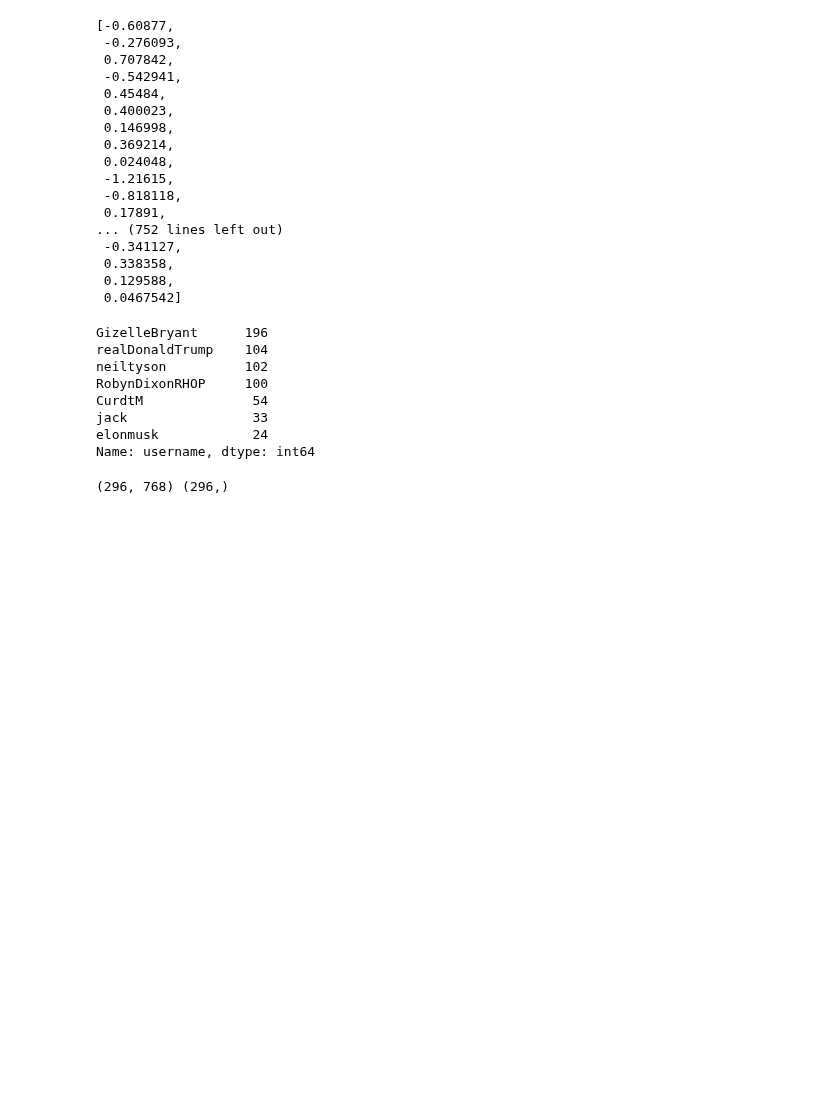
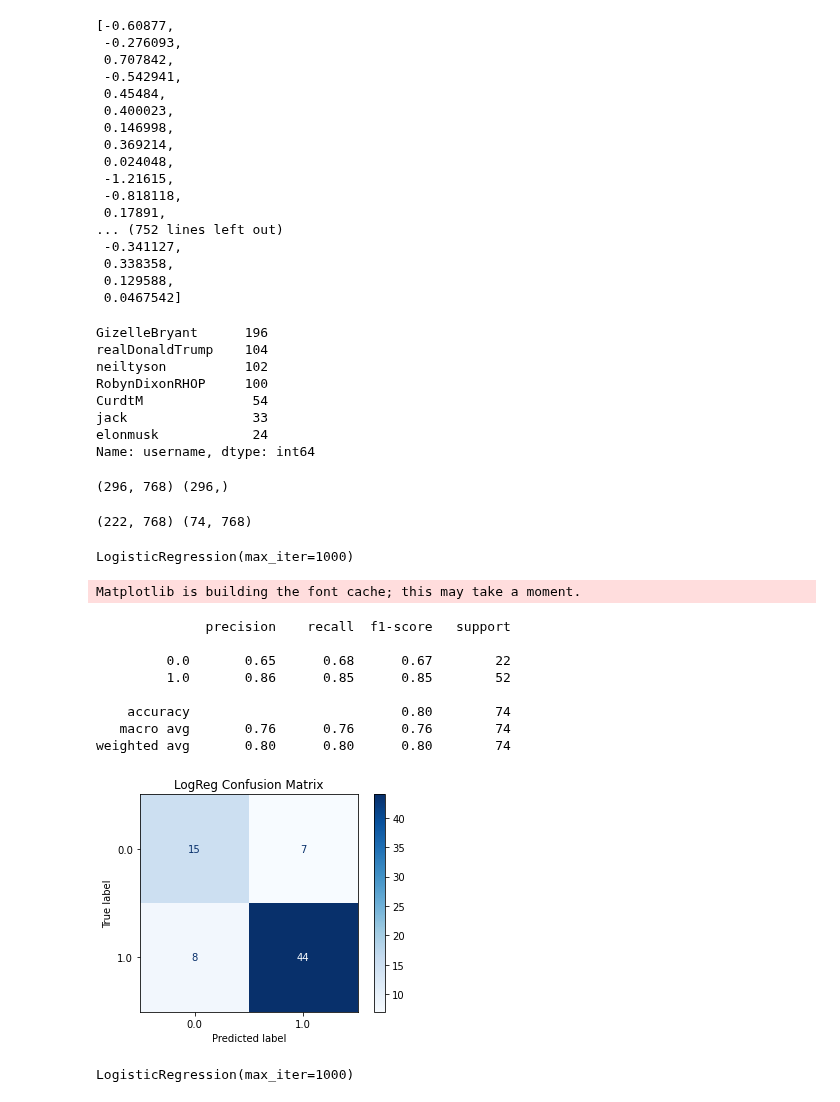
Before and after one commit to CurdtMillion/Twitoff, a Jupyter notebook: LS333_DSPT6_Model_Demo.ipynb, the cells around one changed output. Saved outputs shown, nothing was run; the diff lists cells and outputs as text; code cells hidden in the pictures; blank space fills up the shorter version.

```diff
--- a/LS333_DSPT6_Model_Demo.ipynb
+++ b/LS333_DSPT6_Model_Demo.ipynb
@@ -99,0 +96,36 @@ x_train, x_test, y_train, y_test = t
+# %%
+from sklearn.model_selection import train_test_split
+
+X_train, X_test, y_train, y_test = train_test_split(
+embeddings_df, labels, test_size=0.25, random_state=42)
+
+print(X_train.shape, X_test.shape)
+# %% [output]
+(222, 768) (74, 768)
+# %%
+from sklearn.linear_model import LogisticRegression
+
+lr = LogisticRegression(max_iter=1000)
+lr.fit(X_train, y_train)
+# %% [output]
+LogisticRegression(max_iter=1000)
+# %%
+import matplotlib.pyplot as plt
+from sklearn.metrics import classification_report, plot_confusion_matrix
+
+y_pred = lr.predict(X_test)
+print(classification_report(y_test, y_pred))
+
+plot_confusion_matrix(lr, X_test, y_test, cmap='Blues')
+plt.title('LogReg Confusion Matrix');
+# %% [output]
+Matplotlib is building the font cache; this may take a moment.
+              precision    recall  f1-score   support
+
+         0.0       0.65      0.68      0.67        22
+         1.0       0.86      0.85      0.85        52
+
+    accuracy                           0.80        74
+   macro avg       0.76      0.76      0.76        74
+weighted avg       0.80      0.80      0.80        74
+[figure, added]
@@ -99,0 +134,5 @@ x_train, x_test, y_train, y_test = t
+# %%
+lr_unpickled = pickle.load(open("models/logreg.pkl", "rb"))
+lr_unpickled
+# %% [output]
+LogisticRegression(max_iter=1000)
```
Also changed, not shown: parts of 5 cells of this notebook, 2 other files.
